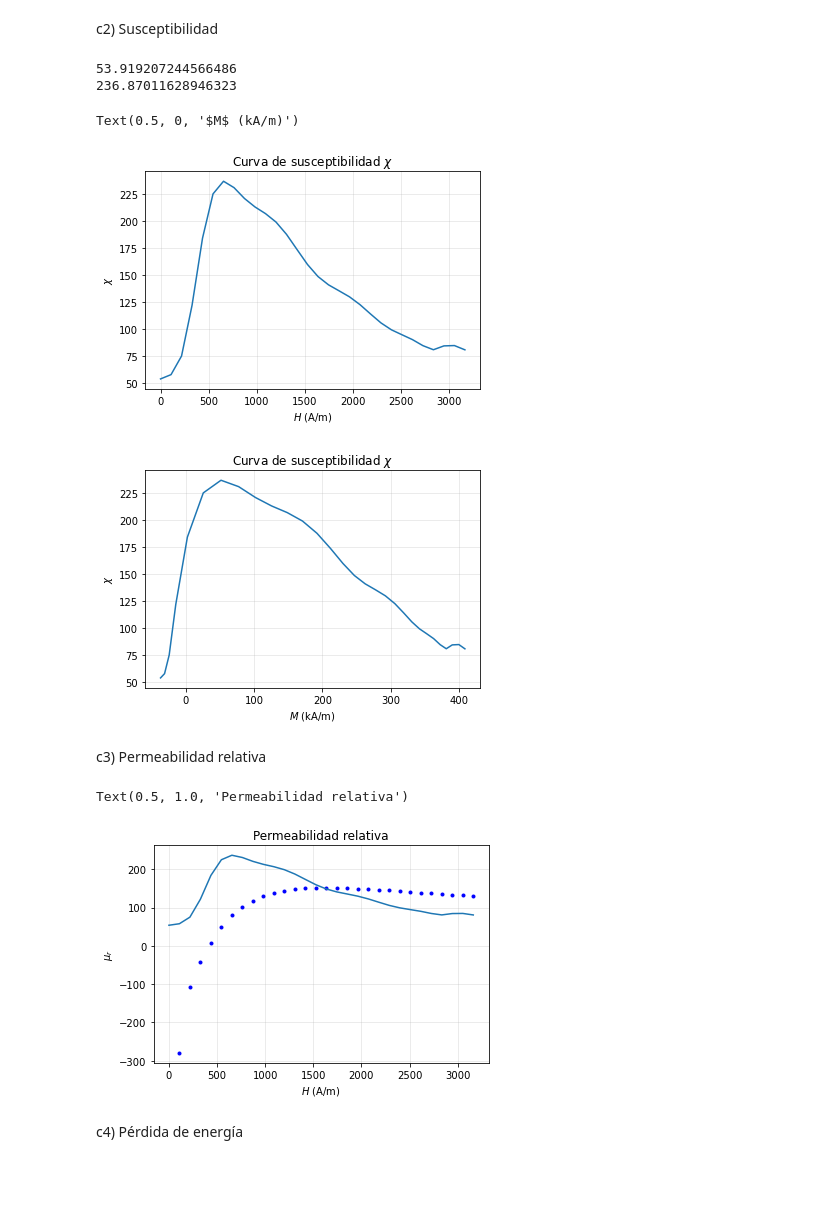
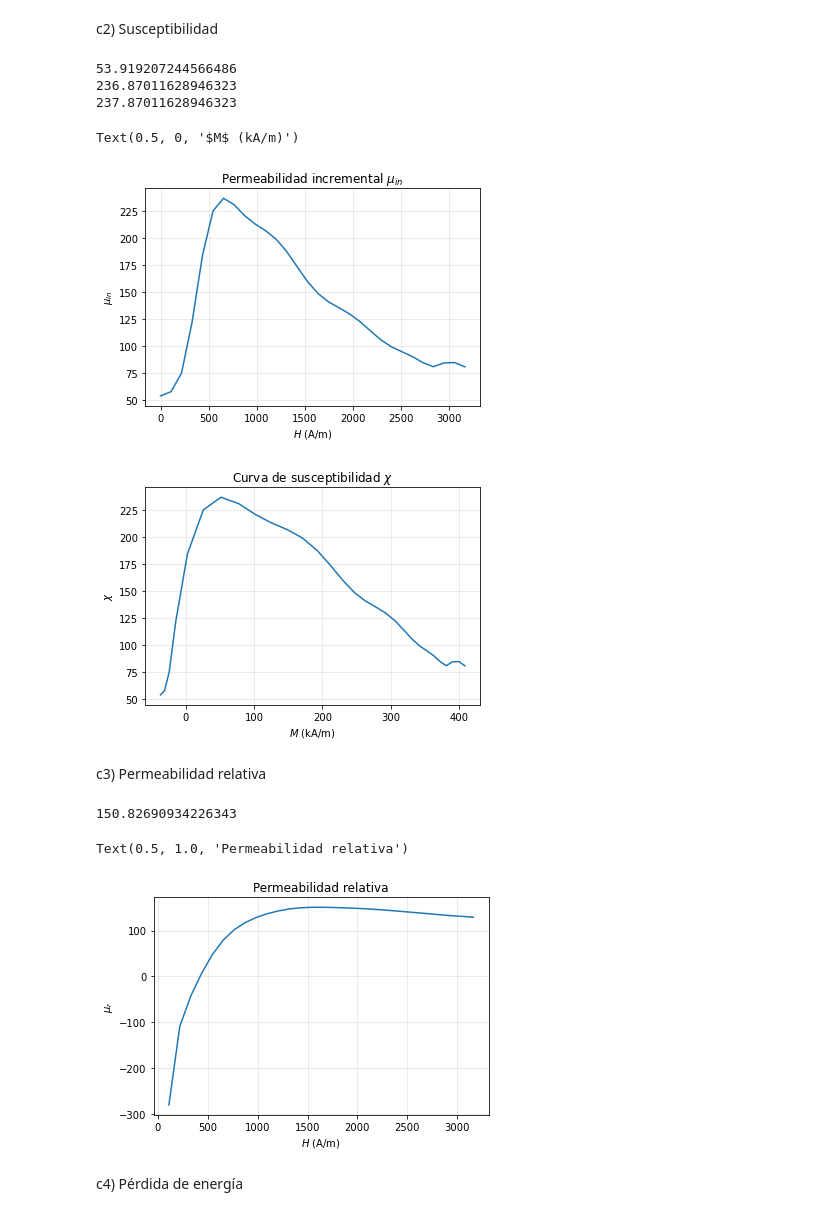
Before and after one commit to franceba3/PLIII, a Jupyter notebook: LEM12/Histéresis/histeresis.ipynb, the cells around one changed output. Drawn from its saved outputs; the diff is of its cells as text; code cells hidden in the pictures; blank space fills up the shorter version.

```diff
--- a/LEM12/Histéresis/histeresis.ipynb
+++ b/LEM12/Histéresis/histeresis.ipynb
@@ -119,11 +119,12 @@ superchi = [chi[i] * µ0**-1 for i in range(len(chi))]
 guille.figure(1)
 guille.plot(np.linspace(0, max(x), n), superchi)
 guille.grid(alpha = 0.3)
-guille.title("Curva de susceptibilidad $\chi$")
+guille.title("Permeabilidad incremental $\mu_{in}$")
 guille.xlabel("$H$ (A/m)")
-guille.ylabel("$\chi$")
+guille.ylabel("$\mu_{in}$")
 print(superchi[0])
 print(max(superchi))
+print(max(superchi) + 1)
 w0 = [w[i]/µ0 * 1e-3 for i in range(len(w))]
 guille.figure(2)
 guille.plot(w0, superchi)
@@ -134,22 +135,24 @@ guille.xlabel("$M$ (kA/m)")
 # %% [output]
 53.919207244566486
 236.87011628946323
+237.87011628946323
 Text(0.5, 0, '$M$ (kA/m)')
-[figure, old version]
+[figure, new version]
 [figure]
 # %% [markdown]
 c3) Permeabilidad relativa
 # %%
-µr = [(w[i + 1] + µ0 * np.linspace(0, max(x), n)[i + 1]) /(µ0 * np.linspace(0, max(x), n)[i + 1]) for i in range(len(w) - 1)]
-guille.plot(np.linspace(0, max(x), n)[1:], µr, "b.")
-guille.plot(np.linspace(0, max(x), n), superchi)
+µr = [(w[i + 1] ) /(µ0 * np.linspace(0, max(x), n)[i + 1]) for i in range(len(w) - 1)]
+guille.plot(np.linspace(0, max(x), n)[1:], µr,)
+print(max(µr))
 guille.grid(alpha = 0.3)
 guille.xlabel("$H$ (A/m)")
 guille.ylabel("$\mu_r$")
 guille.title("Permeabilidad relativa")
 # %% [output]
-Text(0.5, 1.0, 'Permeabilidad relativa')
+150.82690934226343
+Text(0.5, 1.0, 'Permeabilidad relativa')
-[figure, old version]
+[figure, new version]
 # %% [markdown]
 c4) Pérdida de energía
 # %%
```
Also changed, not shown: 18 other files.
